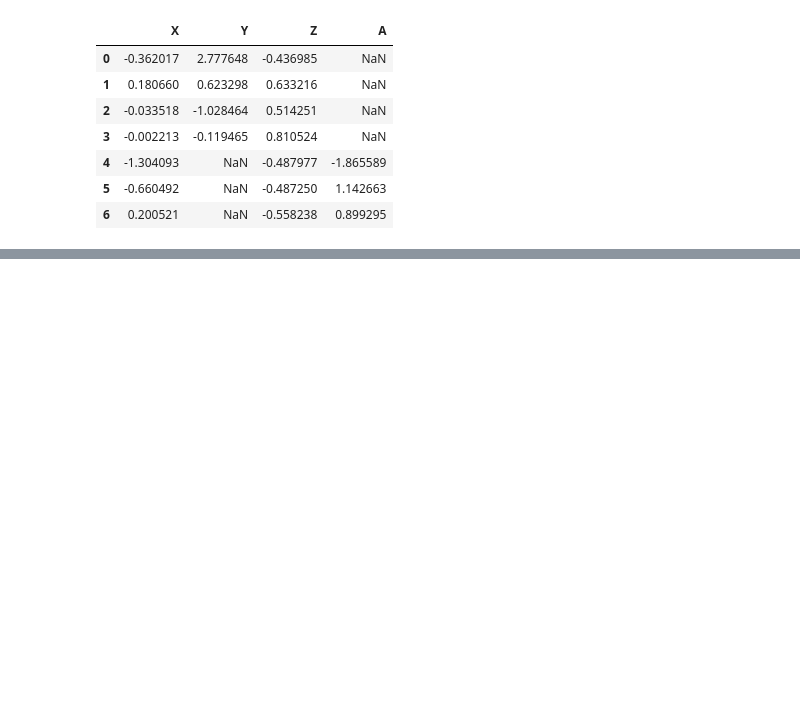
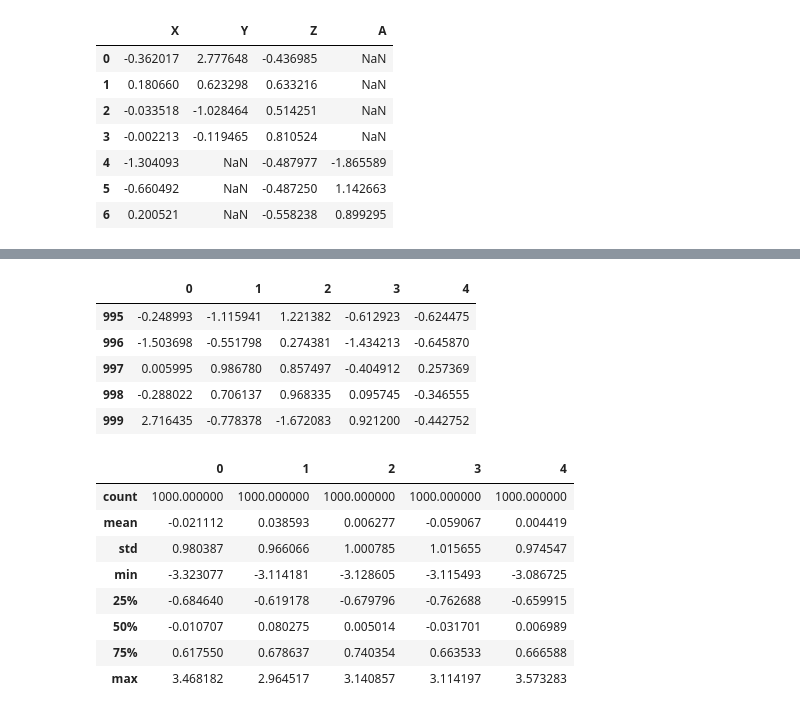
Before and after one commit to shajikk/MachineLearning, a Jupyter notebook: Python/Working_with_data.ipynb, the cells around one changed output, grey strips where cells are left out. Cells and saved outputs as stored; diff of their text form; code cells hidden in the pictures; blank space fills up the shorter version.

```diff
--- a/Python/Working_with_data.ipynb
+++ b/Python/Working_with_data.ipynb
@@ -514,0 +974,22 @@ pd.concat([df1, df2], sort=False, ignore_index=True)
+# %%
+# Set the seed
+np.random.seed(121)
+dframe = DataFrame(np.random.randn(1000, 5))
+dframe.tail(5)
+dframe.describe()
+# %% [output]
+|  | 0 | 1 | 2 | 3 | 4 |
+| 995 | -0.248993 | -1.115941 | 1.221382 | -0.612923 | -0.624475 |
+| 996 | -1.503698 | -0.551798 | 0.274381 | -1.434213 | -0.645870 |
+| 997 | 0.005995 | 0.986780 | 0.857497 | -0.404912 | 0.257369 |
+| 998 | -0.288022 | 0.706137 | 0.968335 | 0.095745 | -0.346555 |
+| 999 | 2.716435 | -0.778378 | -1.672083 | 0.921200 | -0.442752 |
+|  | 0 | 1 | 2 | 3 | 4 |
+| count | 1000.000000 | 1000.000000 | 1000.000000 | 1000.000000 | 1000.000000 |
+| mean | -0.021112 | 0.038593 | 0.006277 | -0.059067 | 0.004419 |
+| std | 0.980387 | 0.966066 | 1.000785 | 1.015655 | 0.974547 |
+| min | -3.323077 | -3.114181 | -3.128605 | -3.115493 | -3.086725 |
+| 25% | -0.684640 | -0.619178 | -0.679796 | -0.762688 | -0.659915 |
+| 50% | -0.010707 | 0.080275 | 0.005014 | -0.031701 | 0.006989 |
+| 75% | 0.617550 | 0.678637 | 0.740354 | 0.663533 | 0.666588 |
+| max | 3.468182 | 2.964517 | 3.140857 | 3.114197 | 3.573283 |
```
Also changed, not shown: parts of 67 cells of this notebook, 3 other files.
